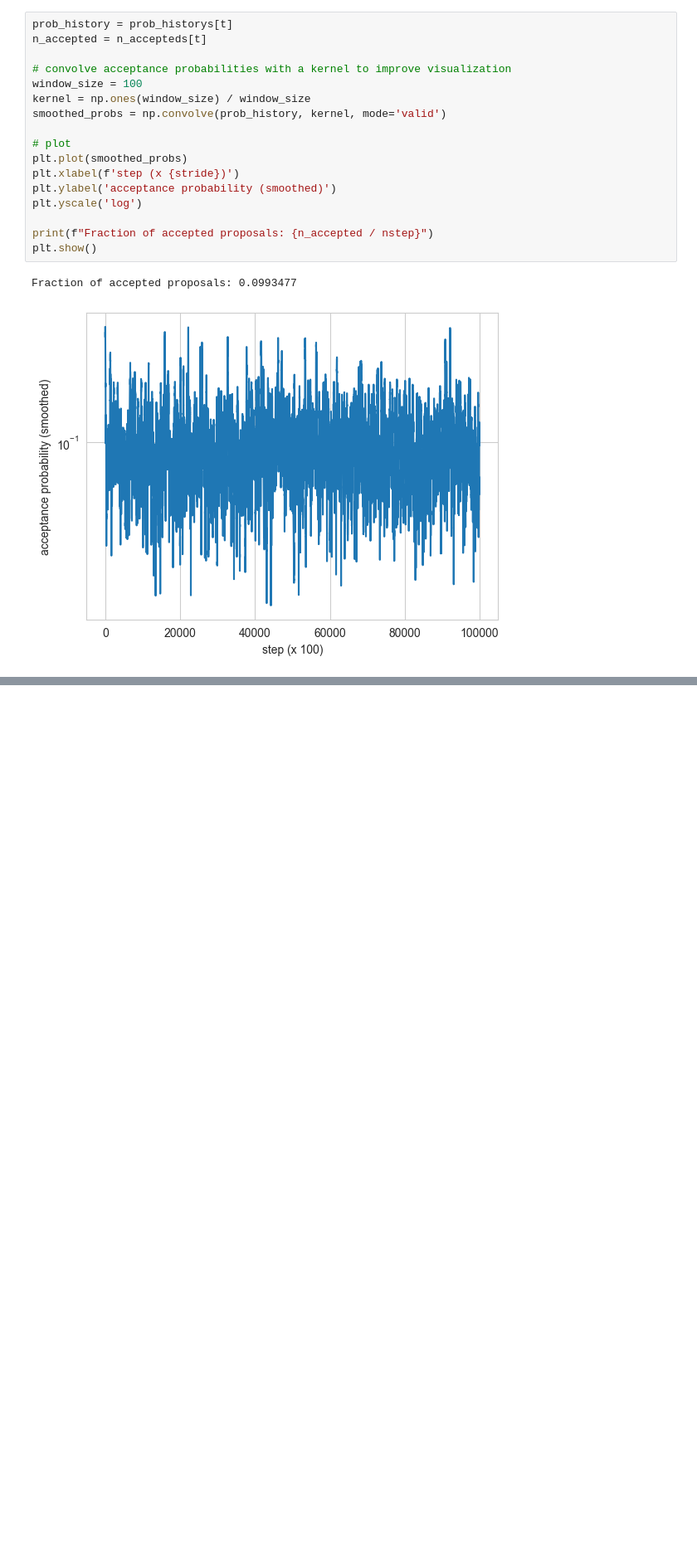
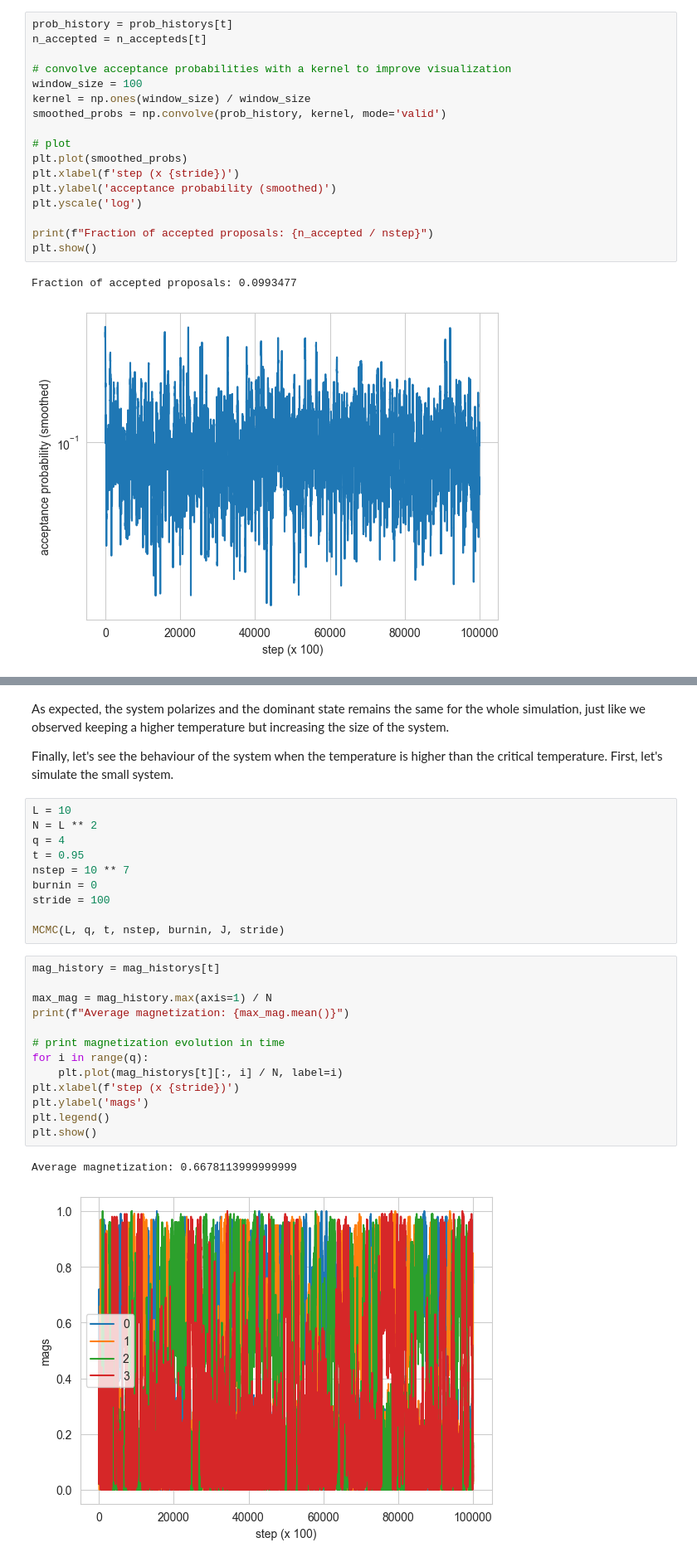
Before and after one commit to DarioFi/Potts-model-phase-transitions, a Jupyter notebook: mattia.ipynb, the cells around one changed output, grey strips where cells are left out. Shown: that part at 83% size. Drawn from its saved outputs; the diff is of its cells as text; blank space fills up the shorter version.

```diff
--- a/mattia.ipynb
+++ b/mattia.ipynb
@@ -384,0 +448,30 @@ This kind of exploratory analysis was very important to inform our choices of hy
+# %% [markdown]
+As expected, the system polarizes and the dominant state remains the same for the whole simulation, just like we observed keeping a higher temperature but increasing the size of the system.
+
+Finally, let's see the behaviour of the system when the temperature is higher than the critical temperature. First, let's simulate the small system.
+# %%
+L = 10
+N = L ** 2
+q = 4
+t = 0.95
+nstep = 10 ** 7
+burnin = 0
+stride = 100
+
+MCMC(L, q, t, nstep, burnin, J, stride)
+# %%
+mag_history = mag_historys[t]
+
+max_mag = mag_history.max(axis=1) / N
+print(f"Average magnetization: {max_mag.mean()}")
+
+# print magnetization evolution in time
+for i in range(q):
+    plt.plot(mag_historys[t][:, i] / N, label=i)
+plt.xlabel(f'step (x {stride})')
+plt.ylabel('mags')
+plt.legend()
+plt.show()
+# %% [output]
+Average magnetization: 0.6678113999999999
+[figure, added]
```
Also changed, not shown: parts of 21 cells of this notebook.
